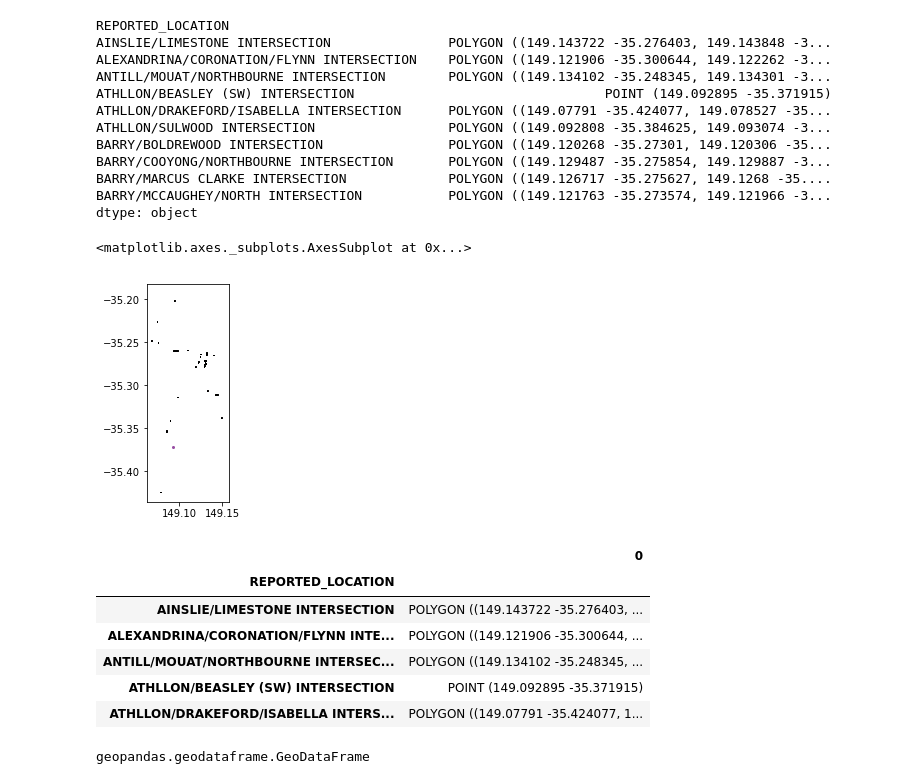
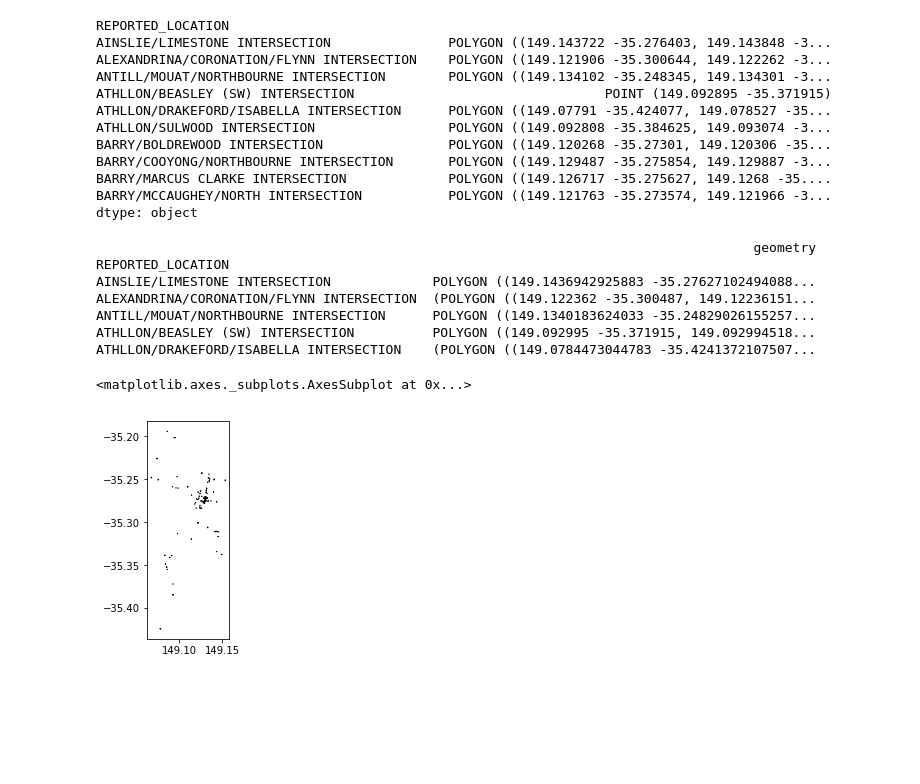
Before and after one commit to Aus-Data-Analytics/walking, a Jupyter notebook: Cyclist Crashes (Matt).ipynb, the cells around one changed output. Saved outputs shown, nothing was run; the diff lists cells and outputs as text; code cells hidden in the pictures; blank space fills up the shorter version.

```diff
--- a/Cyclist Crashes (Matt).ipynb
+++ b/Cyclist Crashes (Matt).ipynb
@@ -18,7 +15,12 @@ df.head(3)
 # %%
+# OK, so we're taking that dataframe, and putting it into a Geo DataFrame
+# creating shapely points, setting the projection (crs) etc.
+
+# projections are hard.   This one is one Sally found.
+
 geometry = [Point(xy) for xy in zip(df.LONGITUDE, df.LATITUDE)]
 df = df.drop(['LONGITUDE', 'LATITUDE'], axis=1)
-crs = {'init': 'epsg:4326'}
+crs = {'init': 'epsg:32755'}
 geo_df = GeoDataFrame(df, crs=crs, geometry=geometry)
 geo_df.head()
 # %% [output]
@@ -106 +80,6 @@ dissolved.head(10)
+# %%
+# put all the points into a single row for each location
+# this will probably screw up the projections (crs).  Don't learn Geo at GovHack.
+
+dissolved = GeoDataFrame(dangerzone_hits.dissolve('REPORTED_LOCATION'), crs=crs)
 # %%
@@ -121,8 +105,3 @@ BARRY/COOYONG/NORTHBOURNE INTERSECTION       POLYGON ((149.129487 -35.275854, 14
 BARRY/MARCUS CLARKE INTERSECTION             POLYGON ((149.126717 -35.275627, 149.1268 -35....
 BARRY/MCCAUGHEY/NORTH INTERSECTION           POLYGON ((149.121763 -35.273574, 149.121966 -3...
 dtype: object
-# %%
-enveloped.plot()
-# %% [output]
-<matplotlib.axes._subplots.AxesSubplot at 0x...>
-[figure, removed]
@@ -131,14 +108,23 @@ hold = GeoDataFrame(enveloped)
-# %%
-hold.head()
-# %% [output]
-|  | 0 |
-| REPORTED_LOCATION |  |
-| AINSLIE/LIMESTONE INTERSECTION | POLYGON ((149.143722 -35.276403, ... |
-| ALEXANDRINA/CORONATION/FLYNN INTE... | POLYGON ((149.121906 -35.300644, ... |
-| ANTILL/MOUAT/NORTHBOURNE INTERSEC... | POLYGON ((149.134102 -35.248345, ... |
-| ATHLLON/BEASLEY (SW) INTERSECTION | POINT (149.092895 -35.371915) |
-| ATHLLON/DRAKEFORD/ISABELLA INTERS... | POLYGON ((149.07791 -35.424077, 1... |
-# %%
-type(hold)
-# %% [output]
-geopandas.geodataframe.GeoDataFrame
+# %%
+# so this is attempting to draw polygons around the points
+# but I have no idea what units the buffer command is using
+# and we might have lost the crs  don't know.
+
+# Sally should just do all this in arc
+
+# BUFFERED
+
+buffered = GeoDataFrame(dissolved.buffer(0.0001), crs={'init': 'epsg:32755'})
+buffered.columns = ['geometry']
+print(buffered.head())
+buffered.plot()
+# %% [output]
+                                                                                    geometry
+REPORTED_LOCATION
+AINSLIE/LIMESTONE INTERSECTION             POLYGON ((149.1436942925883 -35.27627102494088...
+ALEXANDRINA/CORONATION/FLYNN INTERSECTION  (POLYGON ((149.122362 -35.300487, 149.12236151...
+ANTILL/MOUAT/NORTHBOURNE INTERSECTION      POLYGON ((149.1340183624033 -35.24829026155257...
+ATHLLON/BEASLEY (SW) INTERSECTION          POLYGON ((149.092995 -35.371915, 149.092994518...
+ATHLLON/DRAKEFORD/ISABELLA INTERSECTION    (POLYGON ((149.0784473044783 -35.4241372107507...
+<matplotlib.axes._subplots.AxesSubplot at 0x...>
+[figure, added]
```
Also changed, not shown: parts of 18 cells of this notebook.
